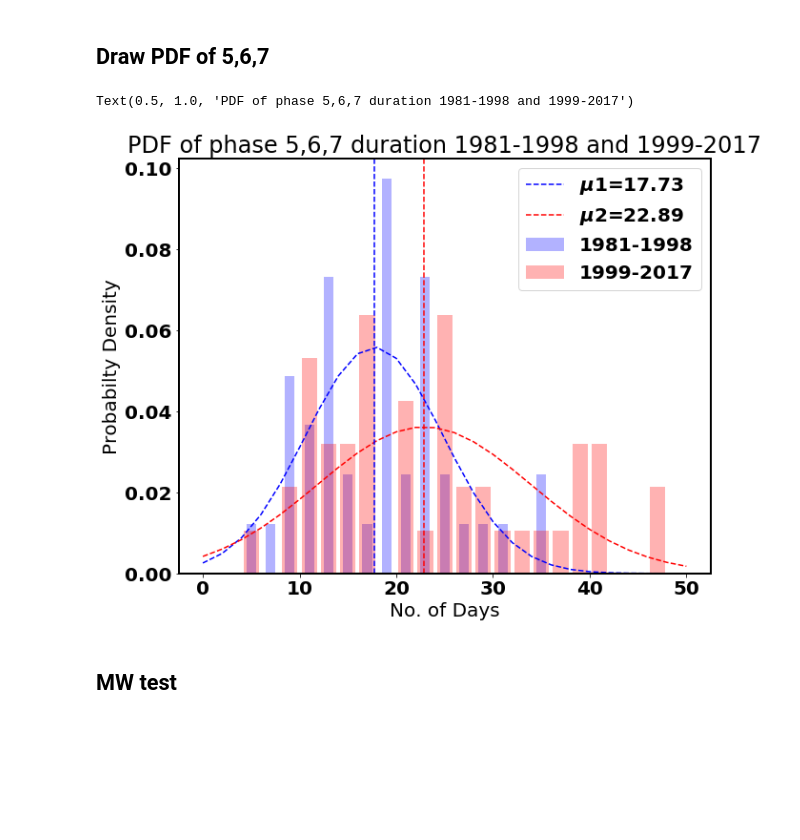
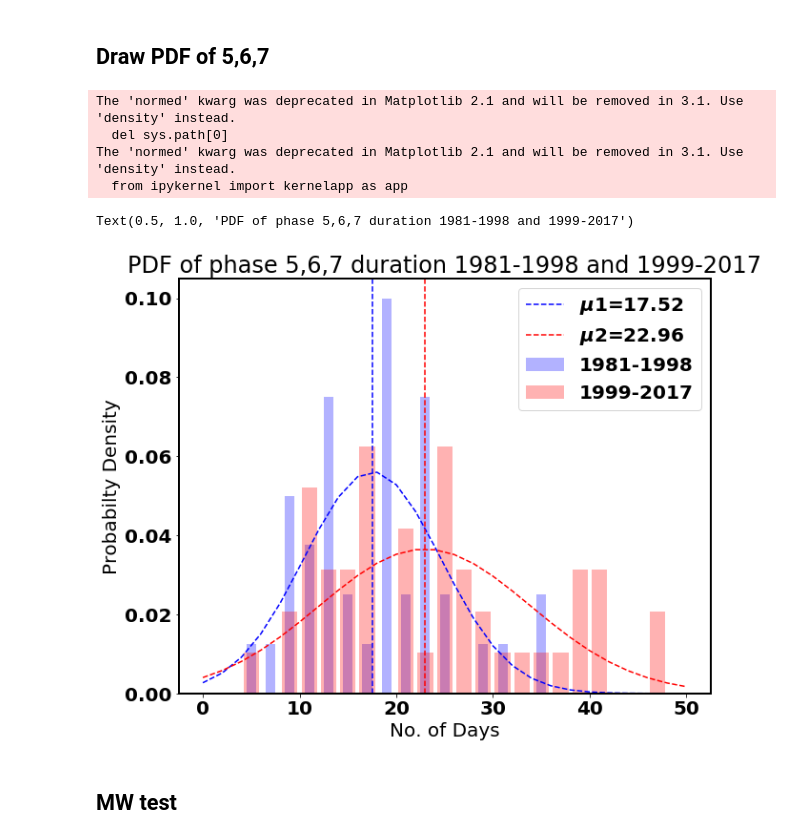
Before and after one commit to RoxyKoll/warmpool-mjo, a Jupyter notebook: MJO_123_567_pdfs_88.ipynb, the cells around one changed output. Drawn from its saved outputs; the diff is of its cells as text; code cells hidden in the pictures; blank space fills up the shorter version.

```diff
--- a/MJO_123_567_pdfs_88.ipynb
+++ b/MJO_123_567_pdfs_88.ipynb
@@ -188,14 +187,15 @@ p1,h1,p2,h2
 # %%
 from scipy.stats import norm
 
-no_123_ist=no_123[0:41]
-no_123_2nd=no_123[41:]
+no_123_ist=no_123[0:40]
+no_123_2nd=no_123[40:]
 bins = np.linspace(0, 50, 26)
 
 mu1, std1 = norm.fit(no_123_ist)
 mu2, std2 = norm.fit(no_123_2nd)
-y1 = mlab.normpdf(bins, mu1, std1)
-y2 = mlab.normpdf(bins, mu2, std2)
+y1 = norm.pdf(bins, mu1, std1)
+y2 = norm.pdf(bins, mu2, std2)
+
 
 
 plt.hist(no_123_ist, bins, normed=1, facecolor='blue', alpha=0.3,rwidth=0.5)
@@ -266,35 +268,39 @@ plt.xticks([0,12,20], ('1981-1999', '1987-1999', '1990-1999'))
 # %% [markdown]
 ## Draw PDF of 5,6,7
 # %%
-no_567_ist=no_567[0:41]
-no_567_2nd=no_567[41:]
+no_567_ist=no_567[0:40]
+no_567_2nd=no_567[40:]
 bins = np.linspace(0, 50, 26)
 
 
 
 mu1, std1 = norm.fit(no_567_ist)
 mu2, std2 = norm.fit(no_567_2nd)
-y1 = mlab.normpdf(bins, mu1, std1)
-y2 = mlab.normpdf(bins, mu2, std2)
+y1 = norm.pdf(bins, mu1, std1)
+y2 = norm.pdf(bins, mu2, std2)
 
 
 plt.hist(no_567_ist, bins, normed=1, facecolor='blue', alpha=0.3,rwidth=0.5)
 plt.plot(bins, y1, 'b--')
 plt.hist(no_567_2nd, bins, normed=1, facecolor='red', alpha=0.3,rwidth=0.8)
 plt.plot(bins, y2, 'r--')
 
 
 plt.xlabel('No. of Days')
 plt.ylabel('Probabilty Density')
 plt.legend(['$\mu$1='+str(round(mu1,2)),'$\mu$2='+str(round(mu2,2)),'1981-1998','1999-2017',])
 plt.axvline(x=mu1,color='b',linestyle='--')
 plt.axvline(x=mu2,color='r',linestyle='--')
 plt.title("PDF of phase 5,6,7 duration 1981-1998 and 1999-2017")
 # plt.savefig('PDF_88_567_adding.pdf',format='pdf', dpi=1000)
 # plt.savefig('fig2.png')
 # %% [output]
-Text(0.5, 1.0, 'PDF of phase 5,6,7 duration 1981-1998 and 1999-2017')
+The 'normed' kwarg was deprecated in Matplotlib 2.1 and will be removed in 3.1. Use 'density' instead.
+  del sys.path[0]
+The 'normed' kwarg was deprecated in Matplotlib 2.1 and will be removed in 3.1. Use 'density' instead.
+  from ipykernel import kernelapp as app
+Text(0.5, 1.0, 'PDF of phase 5,6,7 duration 1981-1998 and 1999-2017')
-[figure, old version]
+[figure, new version]
 # %% [markdown]
 ## MW  test
 # %%
```
Also changed, not shown: parts of 6 cells of this notebook.
